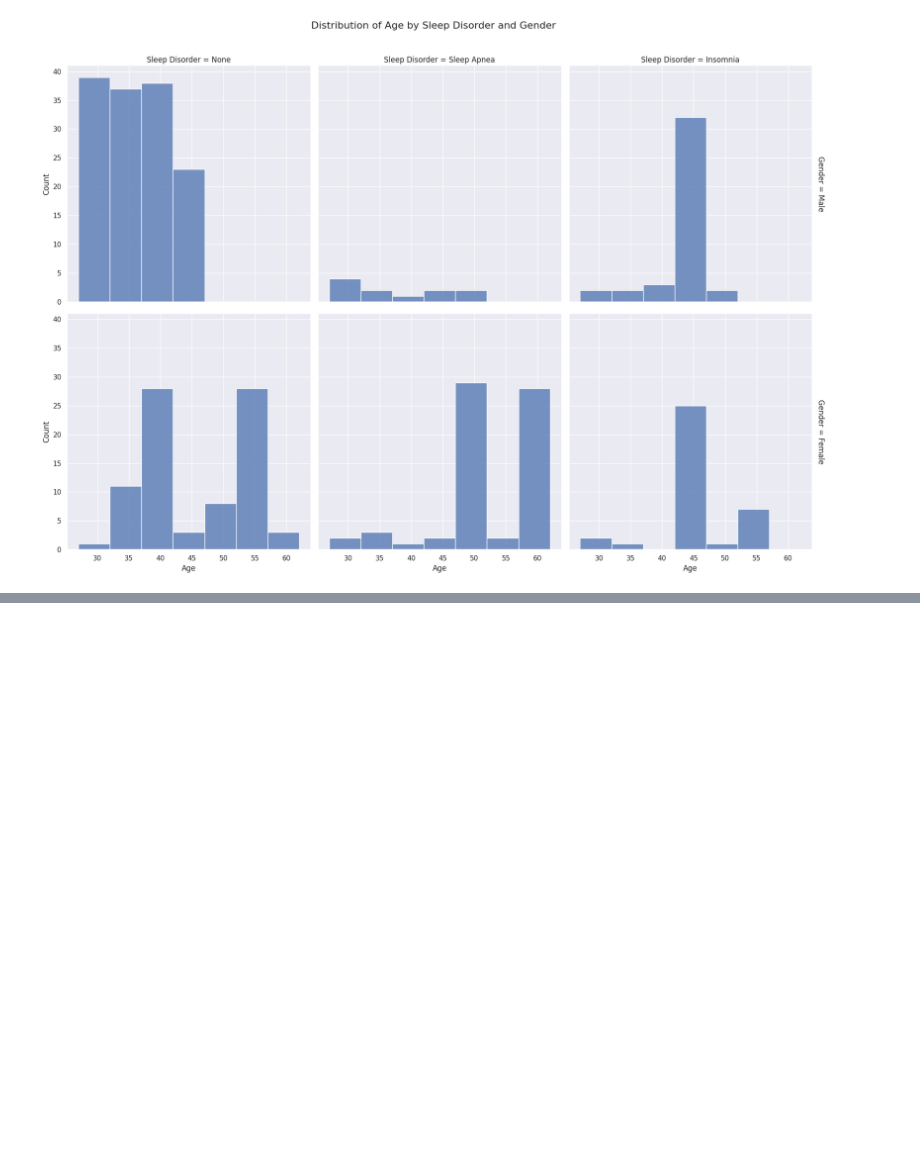
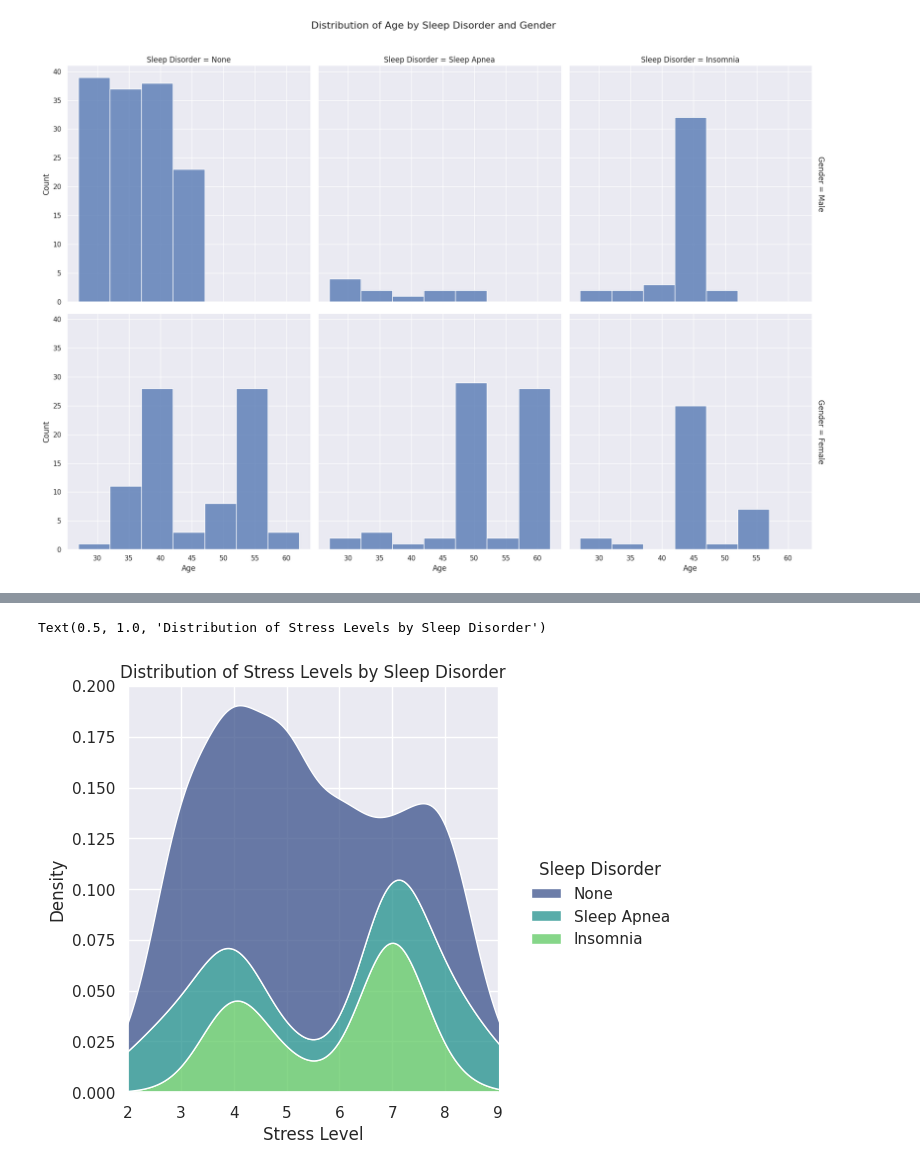
Before and after one commit to csmotherman/CSC302-Midterm, a Jupyter notebook: CSC202_Group_2_Midterm.ipynb, the cells around one changed output, grey strips where cells are left out. Saved outputs shown, nothing was run; the diff lists cells and outputs as text; code cells hidden in the pictures; blank space fills up the shorter version.

```diff
--- a/CSC202_Group_2_Midterm.ipynb
+++ b/CSC202_Group_2_Midterm.ipynb
@@ -159,3 +131,12 @@ plt.show()
+# %%
+sns.displot(data=df, x="Stress Level", hue="Sleep Disorder", fill=True, multiple="stack", kind="kde", palette="viridis")
+plt.xlim(2, 9)
+plt.xlabel('Stress Level')
+plt.ylabel('Density')
+plt.title('Distribution of Stress Levels by Sleep Disorder')
+# %% [output]
+Text(0.5, 1.0, 'Distribution of Stress Levels by Sleep Disorder')
+[figure, added]
 # %%
 #Split data by sleep disorder
 sleep_apnea_df = df[df['Sleep Disorder'] == 'Sleep Apnea']
```
Also changed, not shown: parts of 11 cells of this notebook.
